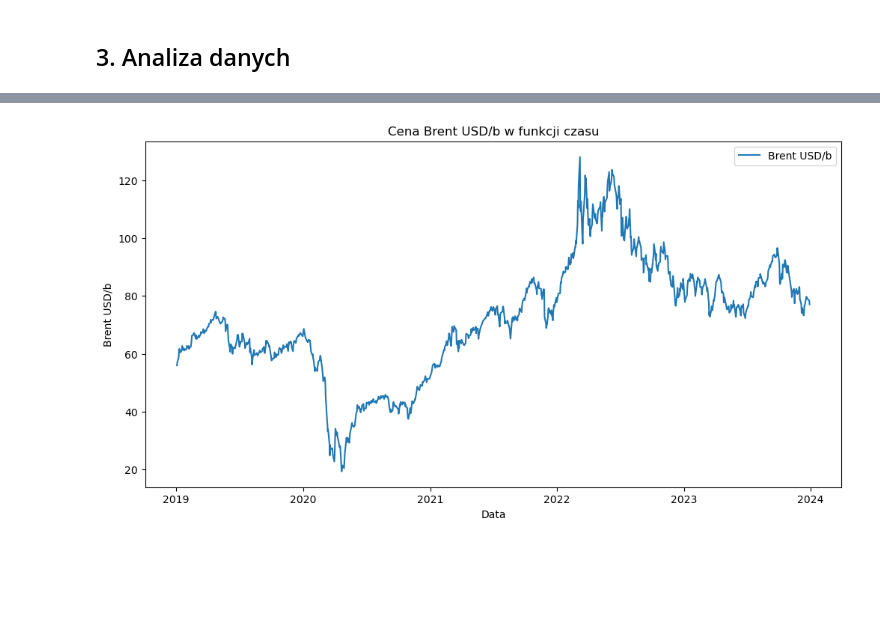
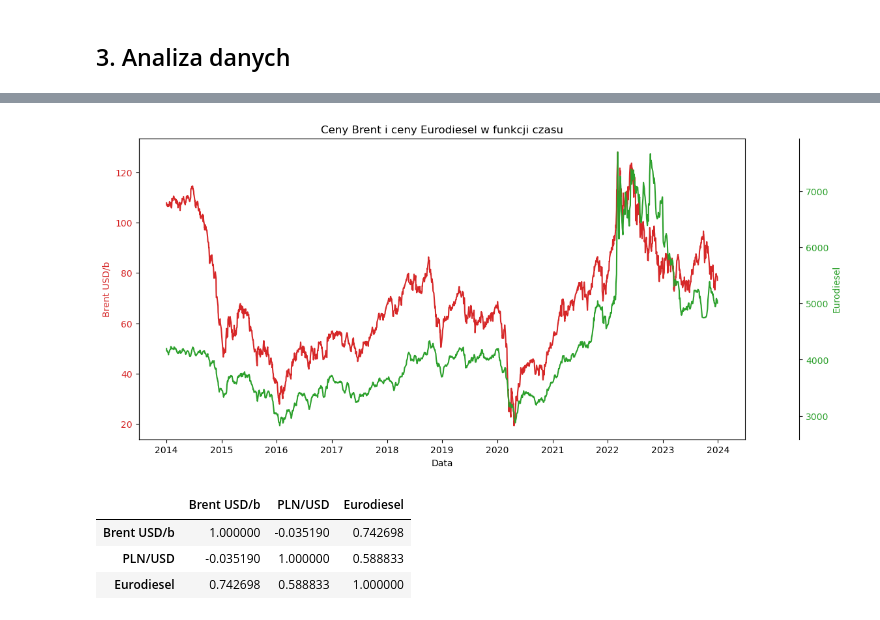
Before and after one commit to mariuszkam4/Orlen_fuel_prices, a Jupyter notebook: Orlen_fuel_prices.ipynb, the cells around one changed output, grey strips where cells are left out. Drawn from its saved outputs; the diff is of its cells as text; code cells hidden in the pictures; blank space fills up the shorter version.

Commit message:
Kontynowano analizy w celu określenia korelacji

```diff
--- a/Orlen_fuel_prices.ipynb
+++ b/Orlen_fuel_prices.ipynb
@@ -215,16 +215,31 @@ plt.show()
-# %%
-# Wykres dla 'Brent USD/b'
-seria = 'Brent USD/b'
-
-plt.figure(figsize=(12, 6))
-plt.plot(merged_df[seria], label=seria)
-
-plt.legend()
-
-plt.title(f'Cena {seria} w funkcji czasu')
-plt.xlabel('Data')
-plt.ylabel(seria)
-
-plt.show()
-# %% [output]
-[figure, removed]
+# %%
+# Tworzenie zbiorczego wykresu danych
+fig, ax1 = plt.subplots(figsize=(12, 6))
+
+color = 'tab:red'
+ax1.set_xlabel('Data')
+ax1.set_ylabel('Brent USD/b', color=color)
+ax1.plot(merged_df['Brent USD/b'], color=color)
+ax1.tick_params(axis='y', labelcolor=color)
+
+ax2 = ax1.twinx()
+color = 'tab:green'
+ax2.spines['right'].set_position(('outward', 60))
+ax2.set_ylabel('Eurodiesel', color=color)
+ax2.plot(merged_df['Eurodiesel'], color=color)
+ax2.tick_params(axis='y', labelcolor=color)
+
+plt.title('Ceny Brent i ceny Eurodiesel w funkcji czasu')
+
+plt.show()
+# %% [output]
+[figure, added]
+# %%
+# Analiza korealcji pomiędzy poszczególnymi seriami danych w całym badanym okresie
+macierz_korelacji = merged_df.corr()
+macierz_korelacji
+# %% [output]
+|  | Brent USD/b | PLN/USD | Eurodiesel |
+| Brent USD/b | 1.000000 | -0.035190 | 0.742698 |
+| PLN/USD | -0.035190 | 1.000000 | 0.588833 |
+| Eurodiesel | 0.742698 | 0.588833 | 1.000000 |
```
Also changed, not shown: parts of 9 cells of this notebook, 1 other file.
